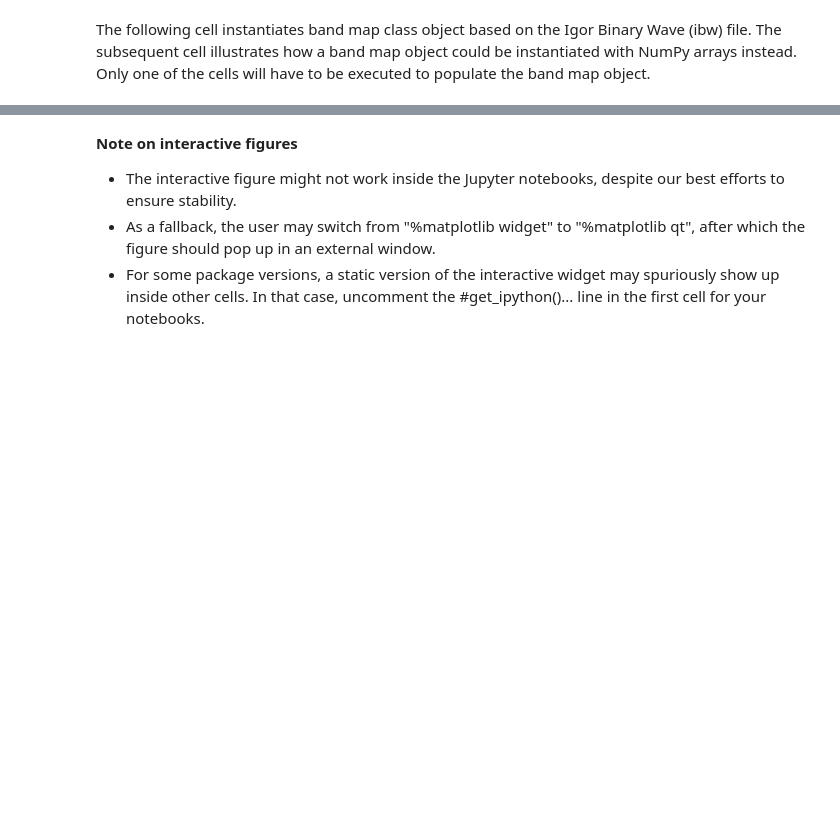
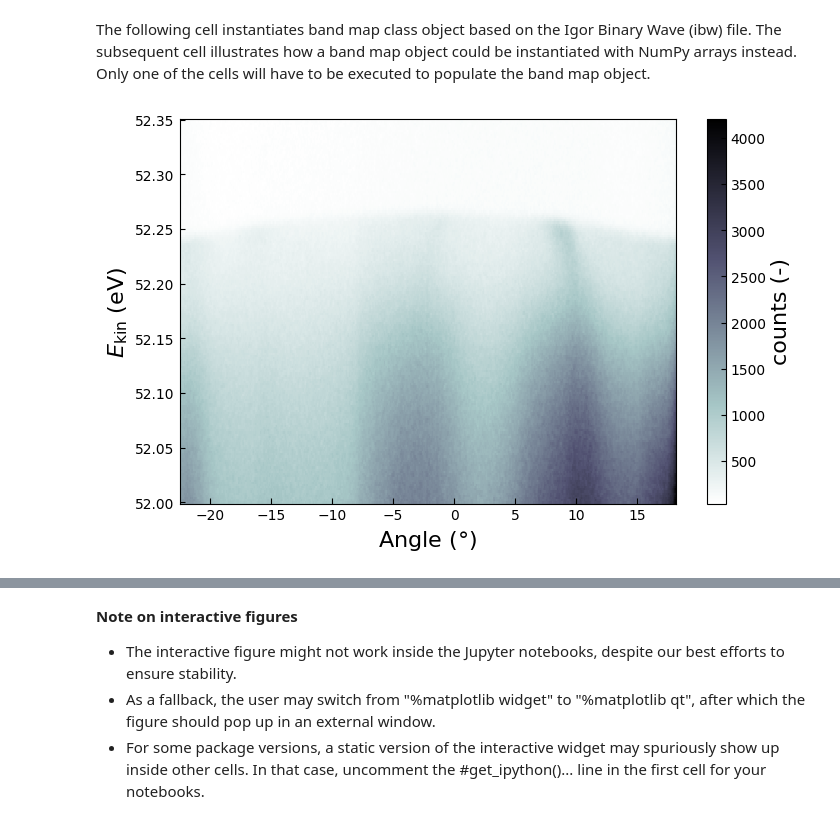
Before and after one commit to masaharutennis/xARPES, a Jupyter notebook: doc/notebooks/csro.ipynb, the cells around one changed output, grey strips where cells are left out. Cells and saved outputs as stored; diff of their text form; code cells hidden in the pictures; blank space fills up the shorter version.

```diff
--- a/doc/notebooks/csro.ipynb
+++ b/doc/notebooks/csro.ipynb
@@ -20,7 +20,7 @@ xarpes.plot_settings('default')
 script_dir = xarpes.set_script_dir()
 
 dfld = 'data_sets'    # Folder containing the data
-flnm = 'csro_152' # Name of the file
+flnm = 'csro_xarpes_demo' # Name of the file
 extn = '.ibw'         # Extension of the file
 
 data_file_path = os.path.join(script_dir, dfld, flnm + extn)
@@ -29,14 +29,16 @@ The following cell instantiates band map class object based on the Igor Binary W
 # %%
 %matplotlib inline
 
 bmap = xarpes.BandMap.from_ibw_file(data_file_path, energy_resolution=0.01,
         angle_resolution=0.1, temperature=50)
 
 bmap.shift_angles(shift=-2.28)
 
 fig = plt.figure(figsize=(8, 5)); ax = fig.gca()
 
-fig = bmap.plot(abscissa='momentum', ordinate='kinetic_energy', ax=ax)
+fig = bmap.plot(abscissa='angle', ordinate='kinetic_energy', ax=ax)
+# %% [output]
+[figure, added]
 # %%
 # %matplotlib inline
 
```
Also changed, not shown: parts of 12 cells of this notebook, 9 other files.
